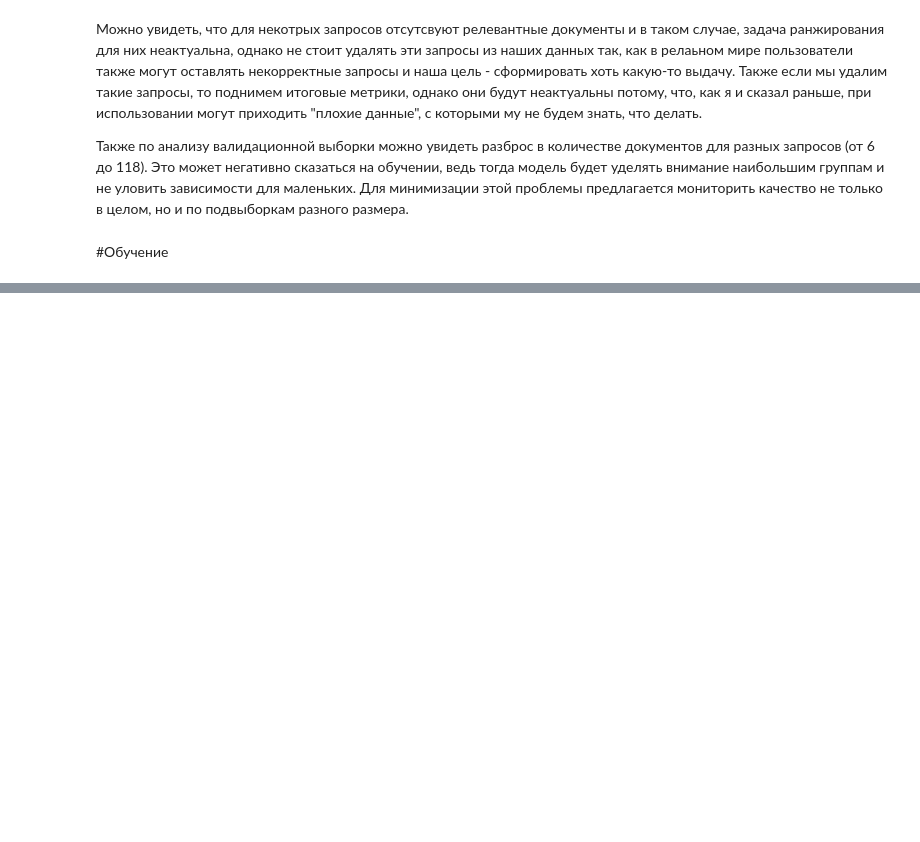
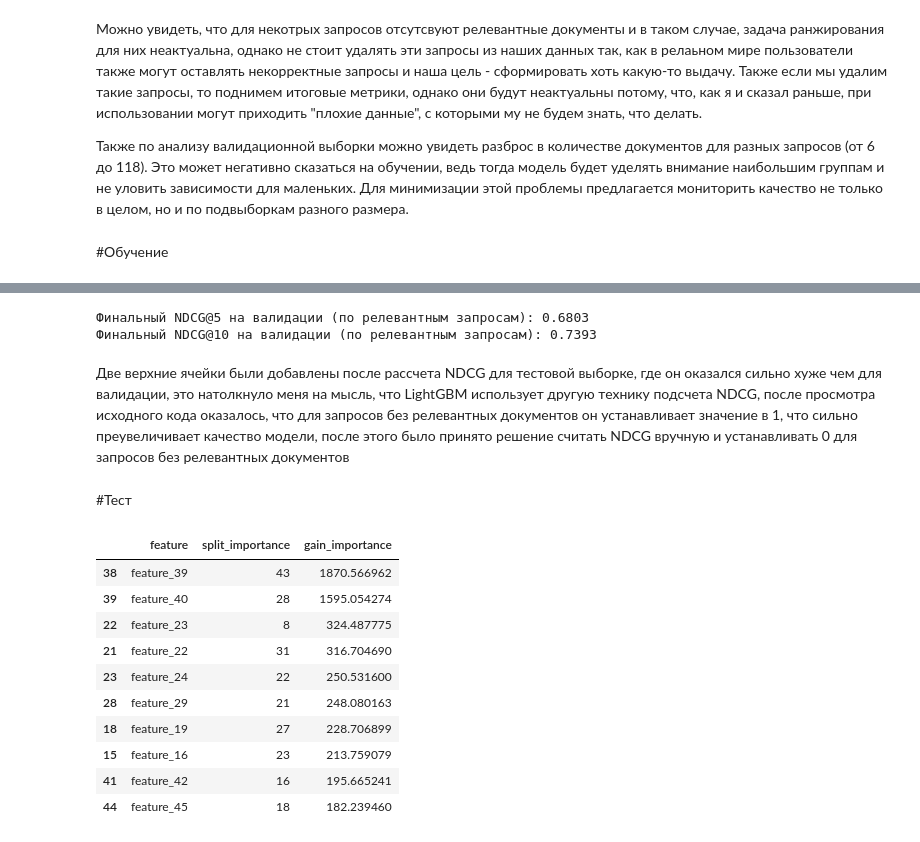
Before and after one commit to IlyaYakovenko/Ranking-System, a Jupyter notebook: notebooks/Ranking_System.ipynb, the cells around one changed output, grey strips where cells are left out. Saved outputs shown, nothing was run; the diff lists cells and outputs as text; code cells hidden in the pictures; blank space fills up the shorter version.

Commit message:
My own NDCG counting + Testing + Hyperparameter tuning

```diff
--- a/notebooks/Ranking_System.ipynb
+++ b/notebooks/Ranking_System.ipynb
@@ -176,12 +177,12 @@ params = {
     'eval_at': [5, 10],
     'learning_rate': 0.05,
     'verbose': 1,
-    'num_iterations': 500,
     'early_stopping_rounds': 50
 }
 
 model = train(params,
                   train_data,
                   valid_sets=[vali_data],
-                  valid_names=['vali'])
+                  valid_names=['vali'],
+                  num_boost_round=500)
 # %% [output]
@@ -195,0 +288,37 @@ Early stopping, best iteration is:
+# %%
+final_ndcg_5_vali = query_results_df[query_results_df['max_label'] > 0]['ndcg@5'].mean()
+final_ndcg_10_vali = query_results_df[query_results_df['max_label'] > 0]['ndcg@10'].mean()
+
+print(f"Финальный NDCG@5 на валидации (по релевантным запросам): {final_ndcg_5_vali:.4f}")
+print(f"Финальный NDCG@10 на валидации (по релевантным запросам): {final_ndcg_10_vali:.4f}")
+# %% [output]
+Финальный NDCG@5 на валидации (по релевантным запросам): 0.6803
+Финальный NDCG@10 на валидации (по релевантным запросам): 0.7393
+# %% [markdown]
+Две верхние ячейки были добавлены после рассчета NDCG для тестовой выборке, где он оказался сильно хуже чем для валидации, это натолкнуло меня на мысль, что LightGBM использует другую технику подсчета NDCG, после просмотра исходного кода оказалось, что для запросов без релевантных документов он устанавливает значение в 1, что сильно преувеличивает качество модели, после этого было принято решение считать NDCG вручную и устанавливать 0 для запросов без релевантных документов
+# %% [markdown]
+#Тест
+# %%
+importance_gain = model.feature_importance(importance_type='gain')
+
+feature_names = x_train.columns
+feat_imp_df = pd.DataFrame({
+    'feature': feature_names,
+    'split_importance': model.feature_importance(importance_type='split'),
+    'gain_importance': model.feature_importance(importance_type='gain')
+})
+
+feat_imp_df = feat_imp_df.sort_values('gain_importance', ascending=False)
+feat_imp_df.head(10)
+# %% [output]
+|  | feature | split_importance | gain_importance |
+| 38 | feature_39 | 43 | 1870.566962 |
+| 39 | feature_40 | 28 | 1595.054274 |
+| 22 | feature_23 | 8 | 324.487775 |
+| 21 | feature_22 | 31 | 316.704690 |
+| 23 | feature_24 | 22 | 250.531600 |
+| 28 | feature_29 | 21 | 248.080163 |
+| 18 | feature_19 | 27 | 228.706899 |
+| 15 | feature_16 | 23 | 213.759079 |
+| 41 | feature_42 | 16 | 195.665241 |
+| 44 | feature_45 | 18 | 182.239460 |
```
Also changed, not shown: parts of 13 cells of this notebook.
